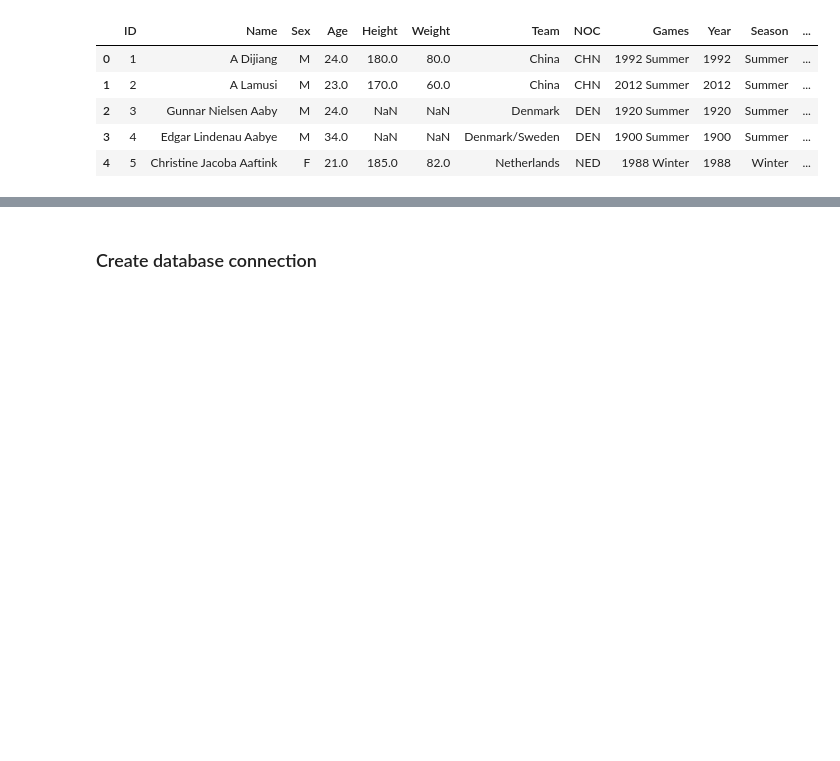
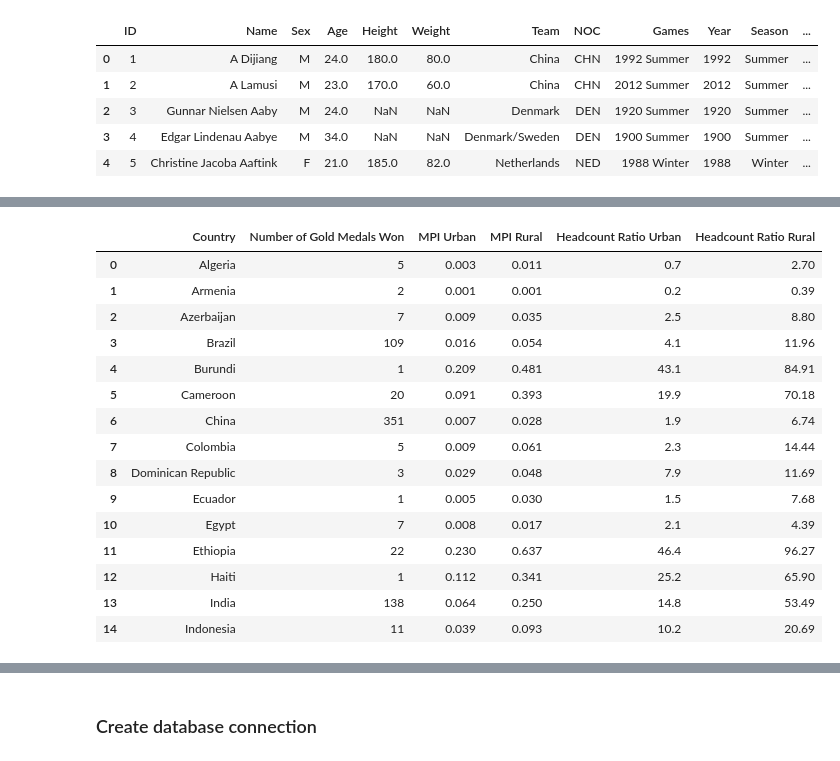
Before and after one commit to rohitrao1/Olympic-Performance-of-Second-and-Third-World-Countries, a Jupyter notebook: Olympics vs. Poverty.ipynb, the cells around one changed output, grey strips where cells are left out. Drawn from its saved outputs; the diff is of its cells as text; code cells hidden in the pictures; blank space fills up the shorter version.

```diff
--- a/Olympics vs. Poverty.ipynb
+++ b/Olympics vs. Poverty.ipynb
@@ -107,0 +147,7 @@ combined_df2.head()
+# %%
+gold_medals = olympic_df[olympic_df["Medal"] == "Gold"]
+gold_by_country = gold_medals.groupby("Country")
+
+gold_medal_count = gold_by_country["Medal"].count()
+agg_olympic_df2 = pd.DataFrame({"Number of Gold Medals Won": gold_medal_count})
+#agg_olympic_df2.head()
@@ -107,0 +162,21 @@ combined_df2.head()
+# %%
+combined_df2 = pd.merge(agg_olympic_df2, poverty_df, how = "inner", on = "Country")
+gold_medals_df = combined_df2[["Country", "Number of Gold Medals Won", "MPI Urban", "MPI Rural", "Headcount Ratio Urban", "Headcount Ratio Rural"]]
+gold_medals_df.head(15)
+# %% [output]
+|  | Country | Number of Gold Medals Won | MPI Urban | MPI Rural | Headcount Ratio Urban | Headcount Ratio Rural |
+| 0 | Algeria | 5 | 0.003 | 0.011 | 0.7 | 2.70 |
+| 1 | Armenia | 2 | 0.001 | 0.001 | 0.2 | 0.39 |
+| 2 | Azerbaijan | 7 | 0.009 | 0.035 | 2.5 | 8.80 |
+| 3 | Brazil | 109 | 0.016 | 0.054 | 4.1 | 11.96 |
+| 4 | Burundi | 1 | 0.209 | 0.481 | 43.1 | 84.91 |
+| 5 | Cameroon | 20 | 0.091 | 0.393 | 19.9 | 70.18 |
+| 6 | China | 351 | 0.007 | 0.028 | 1.9 | 6.74 |
+| 7 | Colombia | 5 | 0.009 | 0.061 | 2.3 | 14.44 |
+| 8 | Dominican Republic | 3 | 0.029 | 0.048 | 7.9 | 11.69 |
+| 9 | Ecuador | 1 | 0.005 | 0.030 | 1.5 | 7.68 |
+| 10 | Egypt | 7 | 0.008 | 0.017 | 2.1 | 4.39 |
+| 11 | Ethiopia | 22 | 0.230 | 0.637 | 46.4 | 96.27 |
+| 12 | Haiti | 1 | 0.112 | 0.341 | 25.2 | 65.90 |
+| 13 | India | 138 | 0.064 | 0.250 | 14.8 | 53.49 |
+| 14 | Indonesia | 11 | 0.039 | 0.093 | 10.2 | 20.69 |
```
Also changed, not shown: parts of 17 cells of this notebook.
